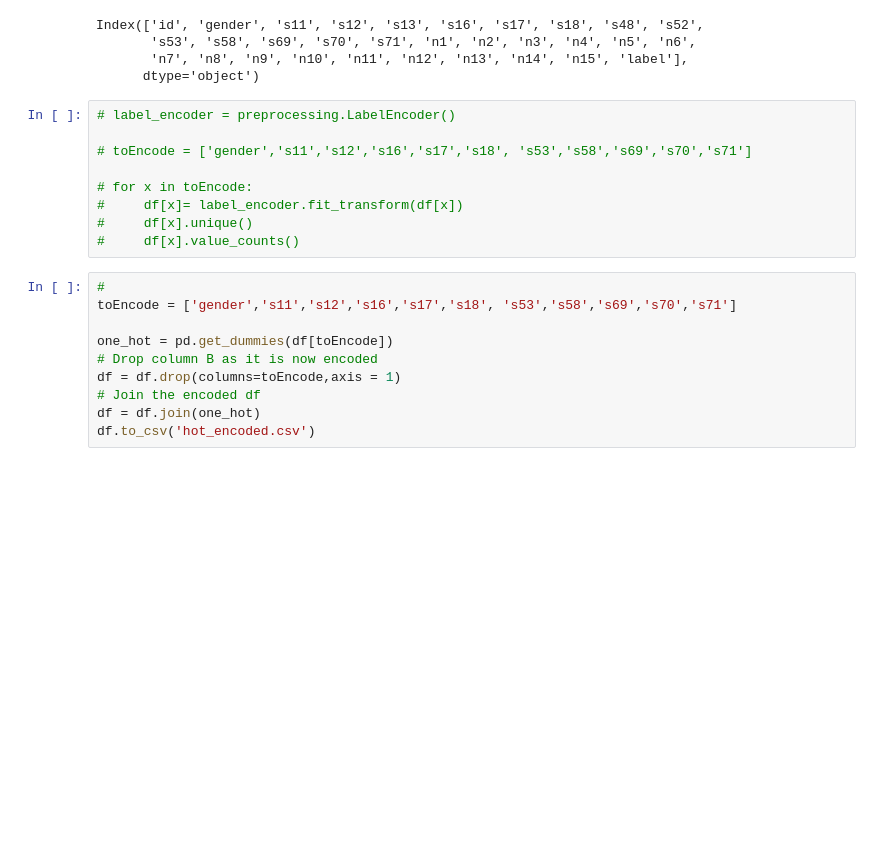
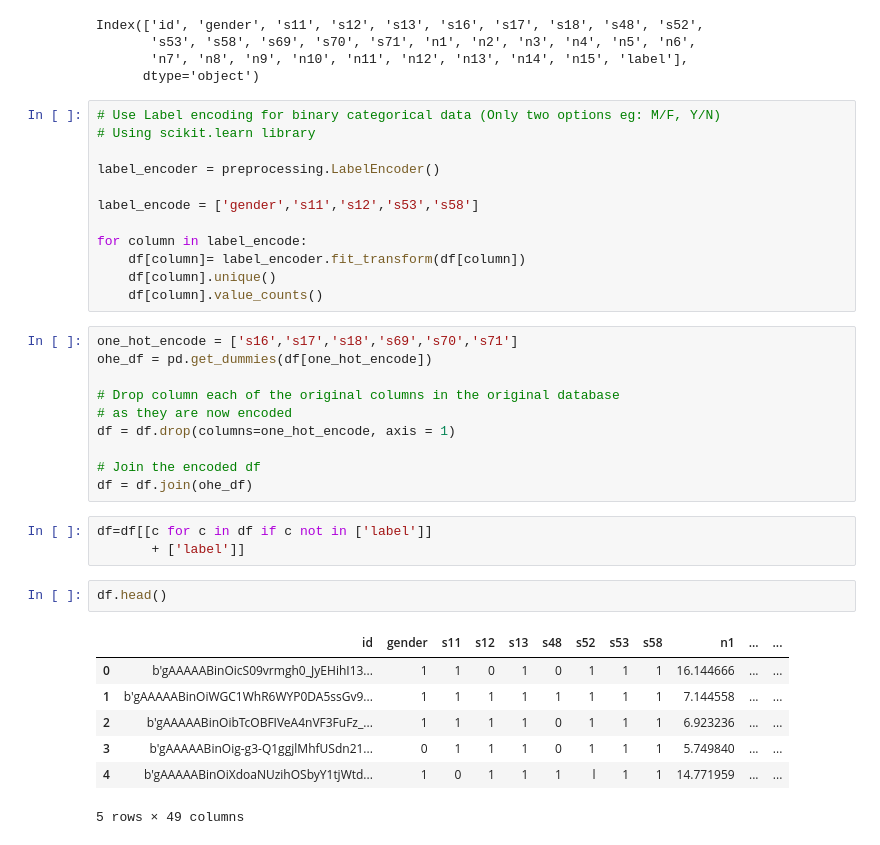
Before and after one commit to Waseq225/datathon, a Jupyter notebook: Robi.ipynb, the cells around one changed output. Saved outputs shown, nothing was run; the diff lists cells and outputs as text; blank space fills up the shorter version.

```diff
--- a/Robi.ipynb
+++ b/Robi.ipynb
@@ -124,21 +124,37 @@ Index(['id', 'gender', 's11', 's12', 's13', 's16', 's17', 's18', 's48', 's52',
        'n7', 'n8', 'n9', 'n10', 'n11', 'n12', 'n13', 'n14', 'n15', 'label'],
       dtype='object')
 # %%
-# label_encoder = preprocessing.LabelEncoder()
+# Use Label encoding for binary categorical data (Only two options eg: M/F, Y/N)
+# Using scikit.learn library
 
-# toEncode = ['gender','s11','s12','s16','s17','s18', 's53','s58','s69','s70','s71']
+label_encoder = preprocessing.LabelEncoder()
 
-# for x in toEncode:
-#     df[x]= label_encoder.fit_transform(df[x])
-#     df[x].unique()
-#     df[x].value_counts()
+label_encode = ['gender','s11','s12','s53','s58']
+
+for column in label_encode:
+    df[column]= label_encoder.fit_transform(df[column])
+    df[column].unique()
+    df[column].value_counts()
 # %%
-#
-toEncode = ['gender','s11','s12','s16','s17','s18', 's53','s58','s69','s70','s71']
+one_hot_encode = ['s16','s17','s18','s69','s70','s71']
+ohe_df = pd.get_dummies(df[one_hot_encode])
 
-one_hot = pd.get_dummies(df[toEncode])
-# Drop column B as it is now encoded
-df = df.drop(columns=toEncode,axis = 1)
+# Drop column each of the original columns in the original database
+# as they are now encoded
+df = df.drop(columns=one_hot_encode, axis = 1)
+
 # Join the encoded df
-df = df.join(one_hot)
-df.to_csv('hot_encoded.csv')
+df = df.join(ohe_df)
+# %%
+df=df[[c for c in df if c not in ['label']]
+       + ['label']]
+# %%
+df.head()
+# %% [output]
+|  | id | gender | s11 | s12 | s13 | s48 | s52 | s53 | s58 | n1 | ... | ... |
+| 0 | b'gAAAAABinOicS09vrmgh0_JyEHihI13... | 1 | 1 | 0 | 1 | 0 | 1 | 1 | 1 | 16.144666 | ... | ... |
+| 1 | b'gAAAAABinOiWGC1WhR6WYP0DA5ssGv9... | 1 | 1 | 1 | 1 | 1 | 1 | 1 | 1 | 7.144558 | ... | ... |
+| 2 | b'gAAAAABinOibTcOBFIVeA4nVF3FuFz_... | 1 | 1 | 1 | 1 | 0 | 1 | 1 | 1 | 6.923236 | ... | ... |
+| 3 | b'gAAAAABinOig-g3-Q1ggjlMhfUSdn21... | 0 | 1 | 1 | 1 | 0 | 1 | 1 | 1 | 5.749840 | ... | ... |
+| 4 | b'gAAAAABinOiXdoaNUzihOSbyY1tjWtd... | 1 | 0 | 1 | 1 | 1 | l | 1 | 1 | 14.771959 | ... | ... |
+5 rows × 49 columns
```
Also changed, not shown: parts of 8 cells of this notebook.
